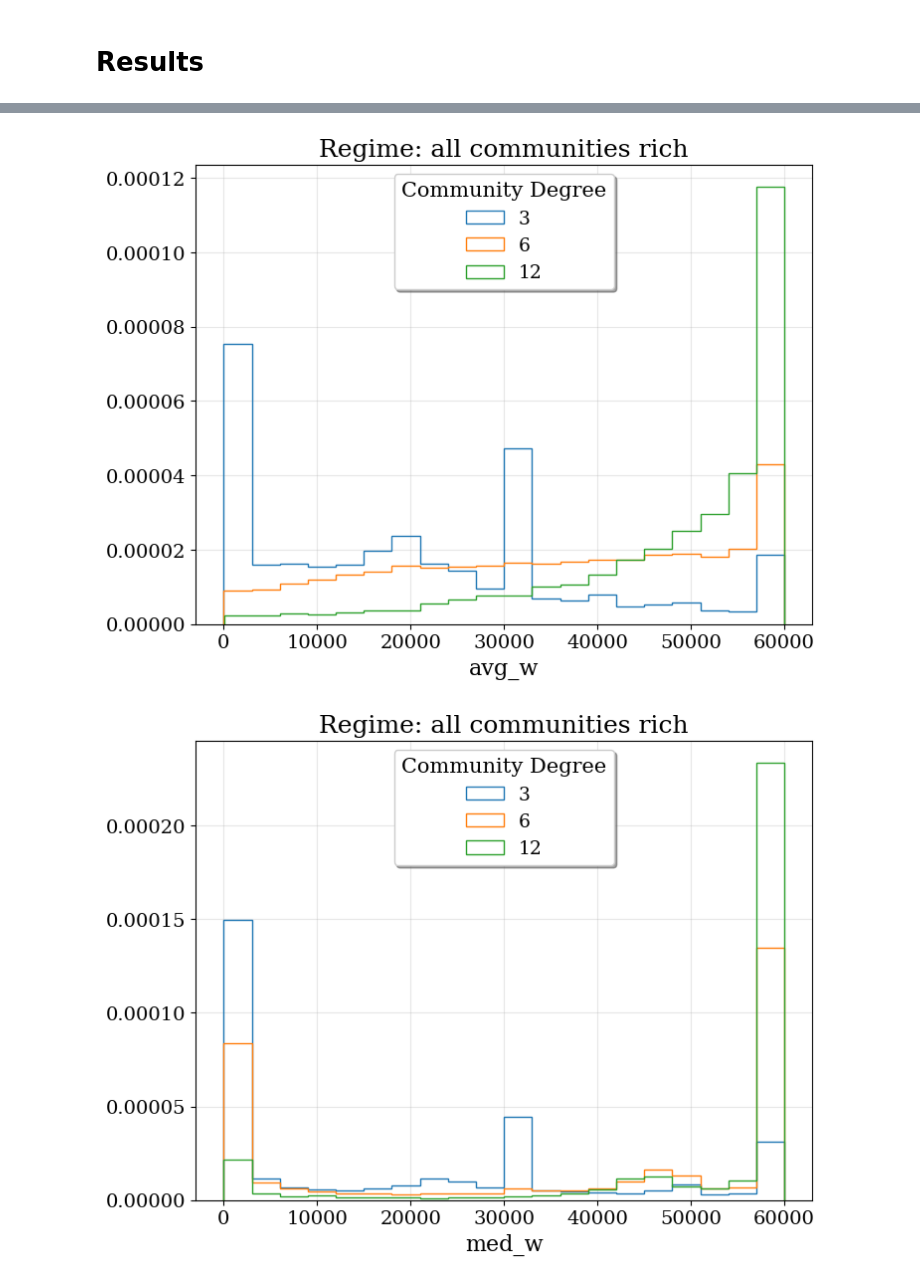
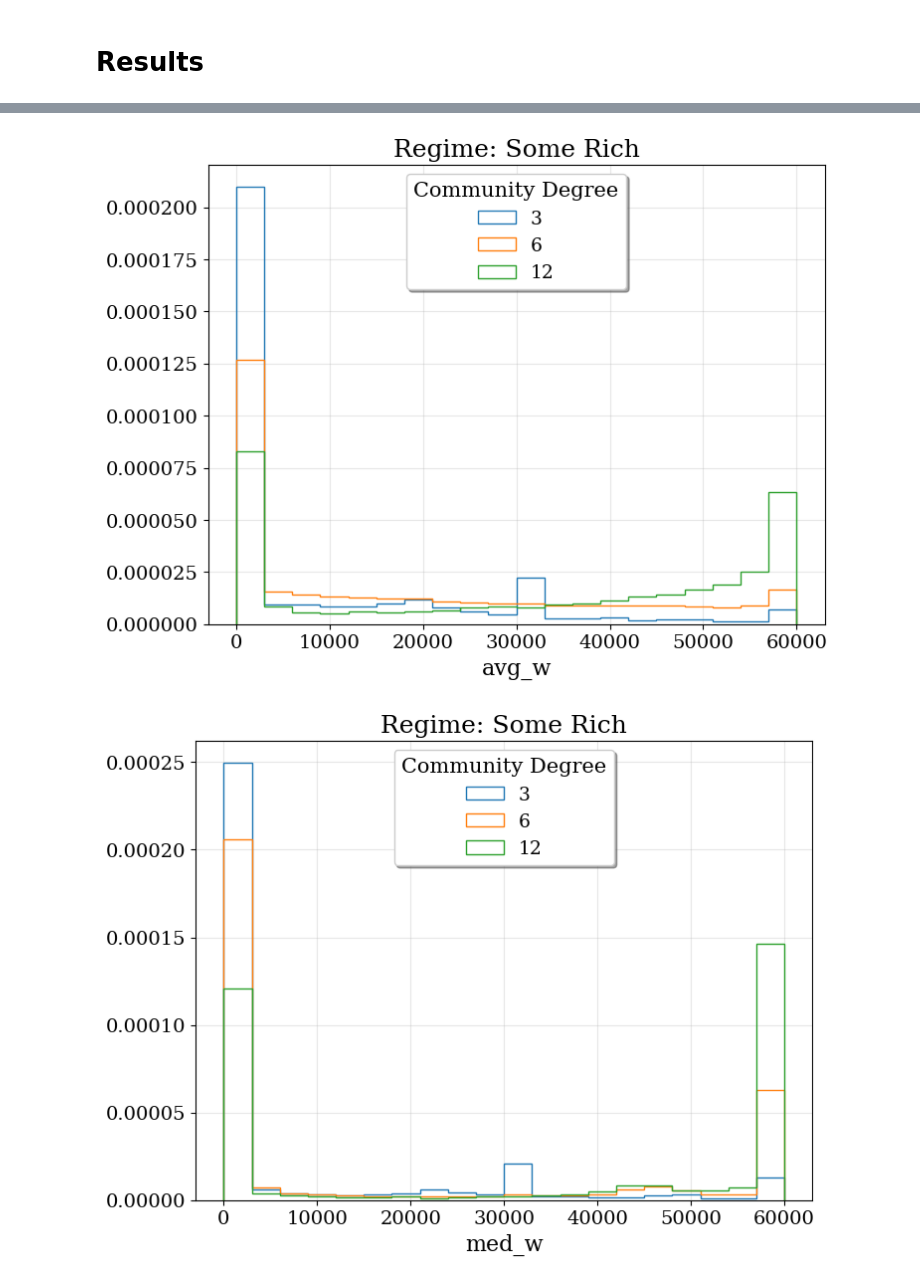
Before and after one commit to charlesaugdupont/poverty-trap, a Jupyter notebook: notebooks/comm_degree_median_wealth.ipynb, the cells around one changed output, grey strips where cells are left out. Drawn from its saved outputs; the diff is of its cells as text; code cells hidden in the pictures.

```diff
--- a/notebooks/comm_degree_median_wealth.ipynb
+++ b/notebooks/comm_degree_median_wealth.ipynb
@@ -90,7 +90,7 @@ for seed_folder in os.listdir("DATA/nodebt/"):
             deg.append(len(d))
 
         # determine regime
-        prop_richer = np.sum(COMMUNITY_W[:,-1]>COMMUNITY_W[:,0]) / NC
+        prop_richer = sum(data_W[-1] > data_W[0]) / 1225
         assert 0 <= prop_richer <= 1
 
         if prop_richer == 0:
@@ -129,3 +127,32 @@ regime_name = {0:"communities all poor", 1:"some rich communities", 2:"all commu
 # %%
 with open("comm_deg_median_w.pickle", "rb") as f:
     result = pickle.load(f)
+# %%
+fig, axs = plt.subplots(1, 3, figsize=(12,4))
+regime_name = {0:"All Poor", 1:"Some Rich", 2:"All Rich"}
+xlabels = {"avg_w":"Final Average Community Wealth",
+           "med_w":"Final Median Community Wealth",
+           "gini":"Gini Index of Final Agent Wealths\n(grouped by community)"}
+
+for i,metric in enumerate(["avg_w", "med_w", "gini"]):
+    for regime in [0, 1, 2]:
+        if i == 2:
+            vals = [x for x in result[regime][metric] if 0 <= x <= 1]
+            axs[i].hist(vals, histtype="step", bins=20, label=regime_name[regime])
+        else:
+            axs[i].hist(result[regime][metric], histtype="step", bins=20)
+
+    if metric != "gini":
+        axs[i].set_xscale("log")
+    axs[i].set_yscale("log")
+
+    if i == 0:
+        axs[i].set_ylabel("Count")
+    axs[i].set_xlabel(xlabels[metric])
+
+plt.tight_layout(rect=[0, 0, 1, 0.95])
+plt.subplots_adjust(wspace=0.4)
+handles, labels = plt.gca().get_legend_handles_labels()
+fig.legend(handles, labels, bbox_to_anchor=(0.74, 1.05), ncol=3)
+plt.savefig("community_distributions.pdf", bbox_inches="tight")
+plt.show()
@@ -164,18 +199,18 @@ plt.show()
 # %%
-REGIME = 2
+REGIME = 1
 
 for key in ["avg_w", "med_w", "gini"]:
 
     for deg in [3, 6, 12]:
         x = [result[REGIME][key][i] for i in range(len(result[REGIME][key])) if result[REGIME]["deg"][i]==deg]
         if key == "gini":
             x = [val for val in x if 0 <= val <= 1]
         plt.hist(x, bins=20, label=deg, histtype="step", density=True)
 
     plt.title(f"Regime: {regime_name[REGIME]}")
     plt.xlabel(key)
     plt.legend(title="Community Degree", shadow=True, loc="upper center")
     plt.show()
 # %% [output]
-[figure, old version]
+[figure, new version]
-[figure, old version]
+[figure, new version]
```
Also changed, not shown: parts of 8 cells of this notebook, 2 other files.
